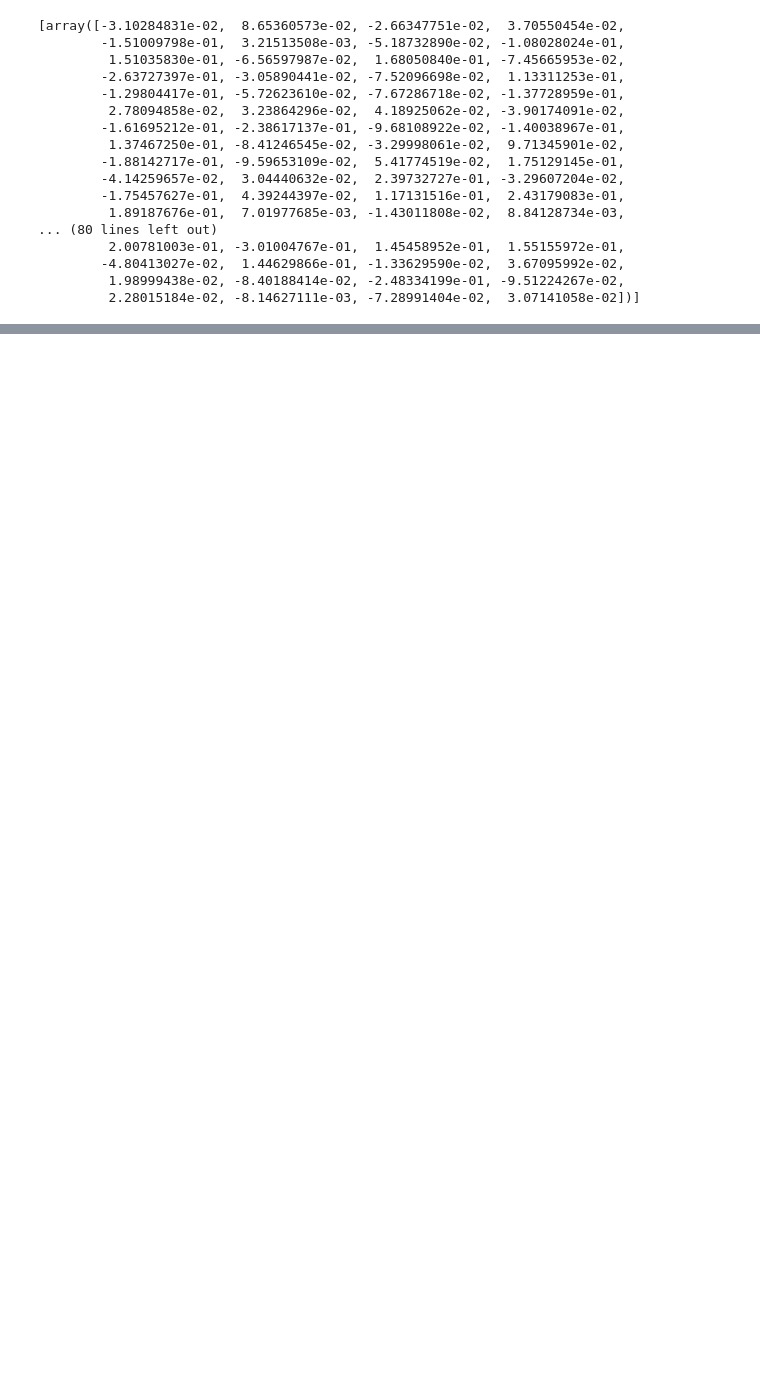
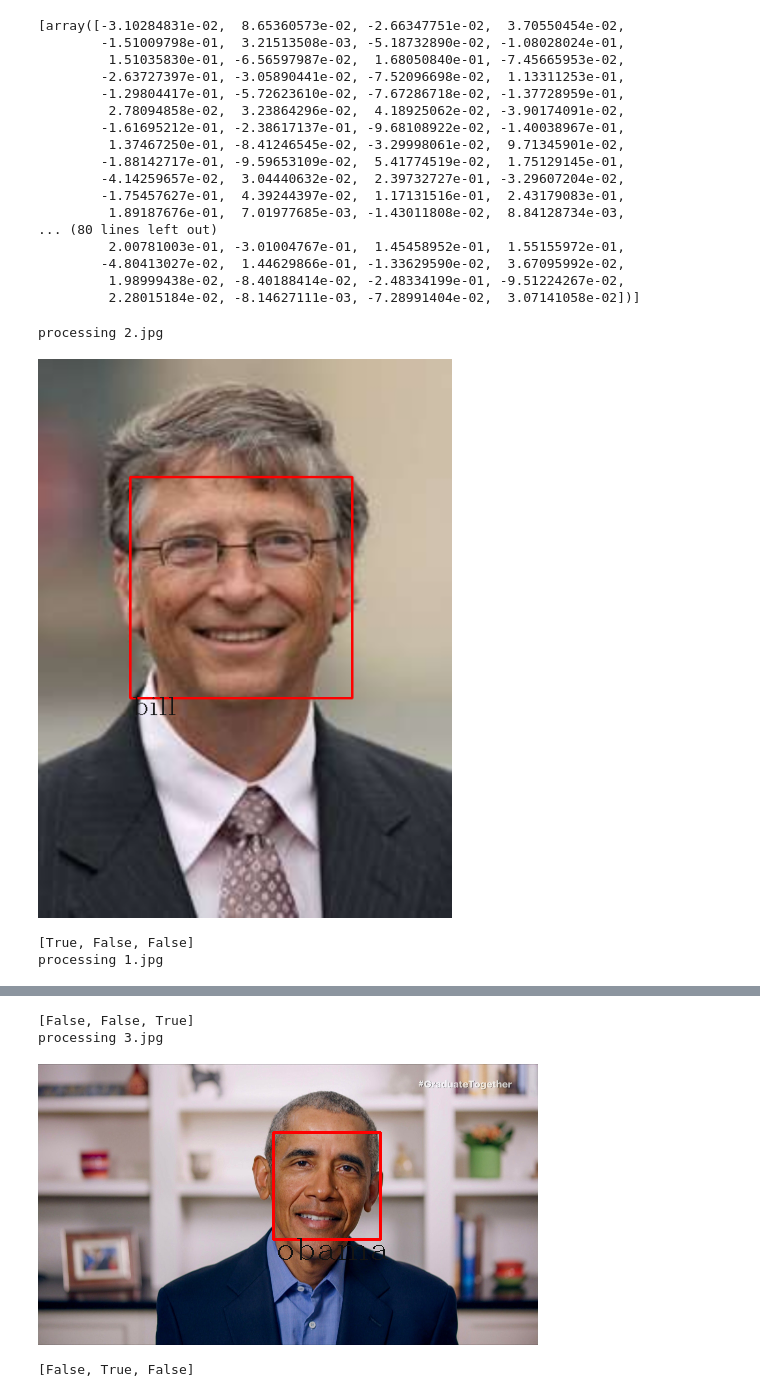
Before and after one commit to Tejas-krishna/face_recog, a Jupyter notebook: face_recog.ipynb, the cells around one changed output, grey strips where cells are left out. Drawn from its saved outputs; the diff is of its cells as text; code cells hidden in the pictures; blank space fills up the shorter version.

```diff
--- a/face_recog.ipynb
+++ b/face_recog.ipynb
@@ -111,0 +101,20 @@ print(barack-obama.jpg)
+# %%
+unknown_dir='unknown'
+for file in os.listdir (unknown_dir):
+  print('processing',file)
+  img=read_img(unknown_dir + '/' + file)
+  img_enc=face_recognition.face_encodings(img)[0]
+  results=face_recognition.compare_faces(known_encodings,img_enc)
+  for i in range(len(results)):
+    if results[i]:
+     names=(known_names[i])
+     (top,right,bottom,left)=face_recognition.face_locations(img)[0]
+     cv2.rectangle(img,(left,top),(right,bottom),(0,0,255),2)
+     cv2.putText(img,names,(left+2,bottom+20),cv2.FONT_HERSHEY_COMPLEX,1,(20,20,20),1)
+     cv2_imshow(img)
+  print(results)
+# %% [output]
+processing 2.jpg
+[figure, added]
+[True, False, False]
+processing 1.jpg
@@ -111,0 +122,4 @@ print(barack-obama.jpg)
+[False, False, True]
+processing 3.jpg
+[figure, added]
+[False, True, False]
```
Also changed, not shown: parts of 5 cells of this notebook.
